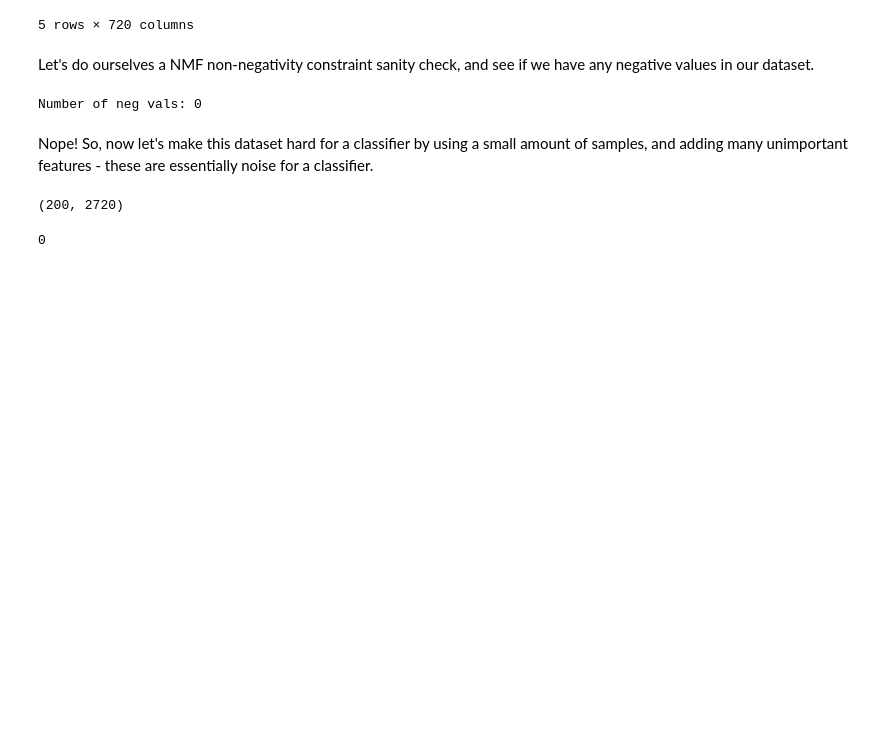
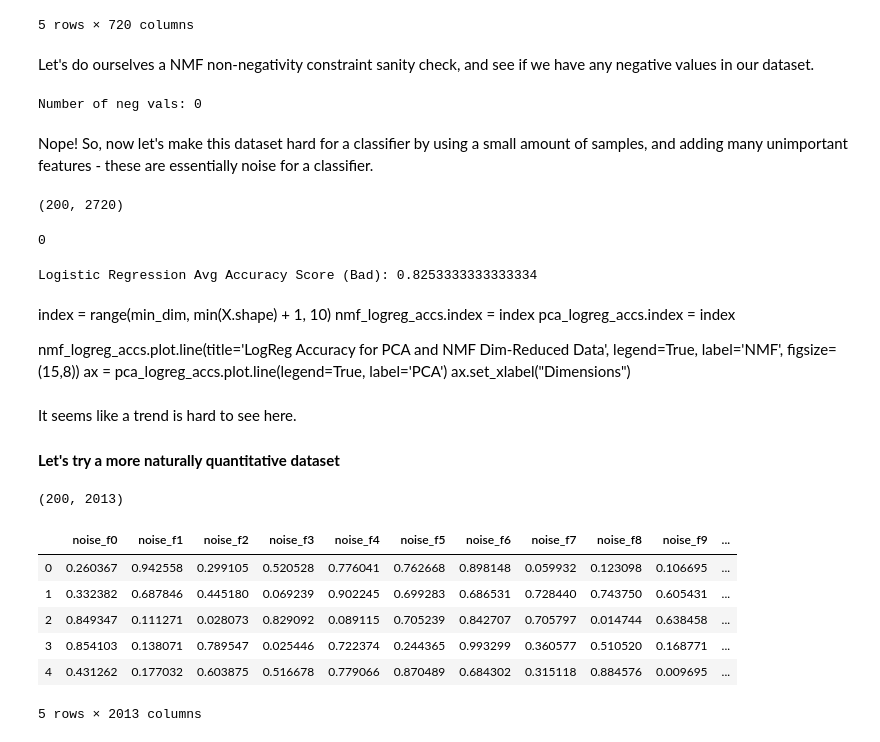
Before and after one commit to QColeman97/NMF-All-Stars, a Jupyter notebook: NMF_final.ipynb, the cells around one changed output. Saved outputs shown, nothing was run; the diff lists cells and outputs as text; code cells hidden in the pictures; blank space fills up the shorter version.

Commit message:
Moved classifier experiment to final notebook

```diff
--- a/NMF_final.ipynb
+++ b/NMF_final.ipynb
@@ -300,3 +298,26 @@ X.isnull().sum().sum()
 # %% [output]
 (200, 2720)
 0
+# %%
+from sklearn.metrics import accuracy_score
+from sklearn.model_selection import train_test_split
+from sklearn.linear_model import LogisticRegression
+
+# Problem: simple classifiers like linear regression handle poorly with datasets that have:
+# - massive dimension (feature count) compared to sample size
+# - few important features
+
+pred_iterations = 30
+accs = []
+logreg_model = LogisticRegression()
+for _ in range(pred_iterations):
+    X_train, X_test, y_train, y_test = train_test_split(X, y)
+    logreg_model.fit(X_train, y_train)
+    y_pred = logreg_model.predict(X_test)
+
+    acc_score = accuracy_score(y_pred, y_test)
+    accs.append(acc_score)
+
+print('Logistic Regression Avg Accuracy Score (Bad):', np.mean(accs))
+# %% [output]
+Logistic Regression Avg Accuracy Score (Bad): 0.8253333333333334
@@ -303,3 +360,56 @@ X.isnull().sum().sum()
+# %% [markdown]
+index = range(min_dim, min(X.shape) + 1, 10)
+nmf_logreg_accs.index = index
+pca_logreg_accs.index = index
+
+nmf_logreg_accs.plot.line(title='LogReg Accuracy for PCA and NMF Dim-Reduced Data', legend=True, label='NMF', figsize=(15,8))
+ax = pca_logreg_accs.plot.line(legend=True, label='PCA')
+ax.set_xlabel("Dimensions")
+# %% [markdown]
+It seems like a trend is hard to see here.
+
+#### **Let's try a more naturally quantitative dataset**
+# %%
+scaler = MinMaxScaler()
+
+reds_df = pd.read_csv(
+    "https://raw.githubusercontent.com/dlsun/data-science-book/master/data/wines/reds.csv",
+    delimiter=';'
+)
+reds_df = pd.DataFrame(scaler.fit_transform(reds_df), columns=reds_df.columns)
+reds_df['class'] = 1
+whites_df = pd.read_csv(
+    "https://raw.githubusercontent.com/dlsun/data-science-book/master/data/wines/whites.csv",
+    delimiter=';'
+)
+whites_df = pd.DataFrame(scaler.fit_transform(whites_df), columns=whites_df.columns)
+whites_df['class'] = 0
+
+n_samples = 200
+reds_df = reds_df.sample(frac=1.0)[:n_samples // 2]
+whites_df = whites_df.sample(frac=1.0)[:n_samples // 2]
+
+Xy = pd.concat((reds_df, whites_df), axis=0).sample(frac=1.0)
+Xy.index = range(n_samples)
+
+# Put random vars in (already in min-max scale range)
+noise = pd.DataFrame(np.random.random(size=(n_samples, 2000)), columns=['noise_f' + str(x) for x in range(2000)])
+Xy = pd.concat((noise, Xy), axis=1)
+
+X = Xy.drop('class', axis=1)
+y = Xy['class']
+
+display(Xy.shape)
+Xy.head()
+# %% [output]
+(200, 2013)
+|  | noise_f0 | noise_f1 | noise_f2 | noise_f3 | noise_f4 | noise_f5 | noise_f6 | noise_f7 | noise_f8 | noise_f9 | ... |
+| 0 | 0.260367 | 0.942558 | 0.299105 | 0.520528 | 0.776041 | 0.762668 | 0.898148 | 0.059932 | 0.123098 | 0.106695 | ... |
+| 1 | 0.332382 | 0.687846 | 0.445180 | 0.069239 | 0.902245 | 0.699283 | 0.686531 | 0.728440 | 0.743750 | 0.605431 | ... |
+| 2 | 0.849347 | 0.111271 | 0.028073 | 0.829092 | 0.089115 | 0.705239 | 0.842707 | 0.705797 | 0.014744 | 0.638458 | ... |
+| 3 | 0.854103 | 0.138071 | 0.789547 | 0.025446 | 0.722374 | 0.244365 | 0.993299 | 0.360577 | 0.510520 | 0.168771 | ... |
+| 4 | 0.431262 | 0.177032 | 0.603875 | 0.516678 | 0.779066 | 0.870489 | 0.684302 | 0.315118 | 0.884576 | 0.009695 | ... |
+5 rows × 2013 columns
 # %%
 from sklearn.metrics import accuracy_score
 from sklearn.model_selection import train_test_split
```
Also changed, not shown: parts of 5 cells of this notebook.
